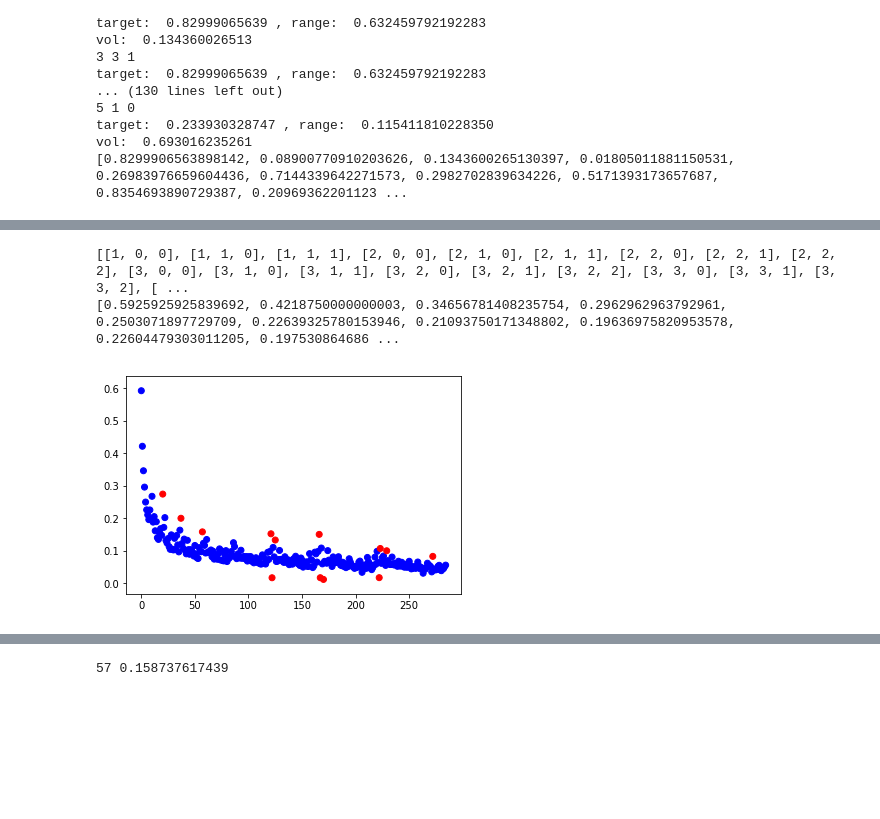
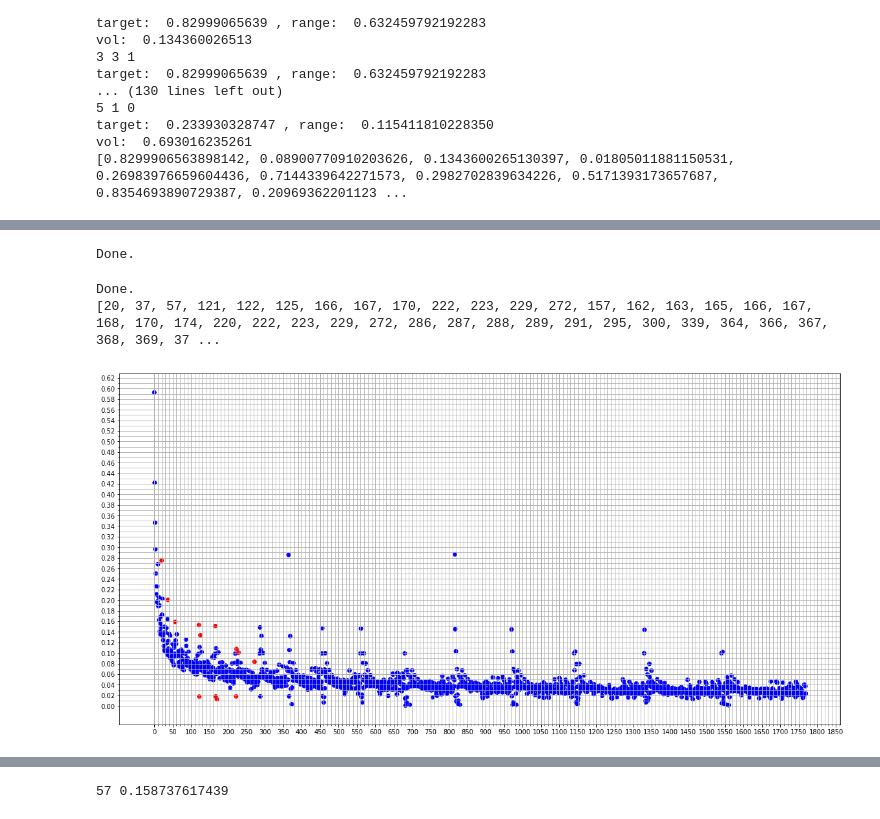
Before and after one commit to caoandong/Calabi_Yau, a Jupyter notebook: triangulate/Triangulate_2.ipynb, the cells around one changed output, grey strips where cells are left out. Cells and saved outputs as stored; diff of their text form; code cells hidden in the pictures; blank space fills up the shorter version.

```diff
--- a/triangulate/Triangulate_2.ipynb
+++ b/triangulate/Triangulate_2.ipynb
@@ -1215,23 +1227,54 @@ data_file.close()
-# %%
-print heights_list
-print volume_list
-# %% [output]
-[[1, 0, 0], [1, 1, 0], [1, 1, 1], [2, 0, 0], [2, 1, 0], [2, 1, 1], [2, 2, 0], [2, 2, 1], [2, 2, 2], [3, 0, 0], [3, 1, 0], [3, 1, 1], [3, 2, 0], [3, 2, 1], [3, 2, 2], [3, 3, 0], [3, 3, 1], [3, 3, 2], [ ...
-[0.5925925925839692, 0.4218750000000003, 0.34656781408235754, 0.2962962963792961, 0.2503071897729709, 0.22639325780153946, 0.21093750171348802, 0.19636975820953578, 0.22604479303011205, 0.197530864686 ...
+# %%
+for i in range(len(heights_list)):
+    if heights_list_2[i] == 0:
+        heights_list_2[i] = heights_list[i]
+        volume_list_2[i] = volume_list[i]
+print 'Done.'
+# %% [output]
+Done.
+# %%
+bounds = [[150, 0.09, 0.02],[260, 0.075, 0.025],[520, 0.06, 0.02],[770, 0.05, 0.015]]
+off_list = [20, 37, 57, 121, 122, 125, 166, 167, 170, 222, 223, 229, 272]
+for i in range(len(x)):
+    for j in range(len(bounds)):
+        if (j+1) < len(bounds):
+            if y[i] > bounds[j][0] and y[i] < bounds[j+1][0]:
+                if x[i] > bounds[j][1] or x[i] < bounds[j][2]:
+                    off_list.append(y[i])
+        elif (j+1) >= len(bounds):
+            if y[i] > bounds[j][0]:
+                if x[i] > bounds[j][1] or x[i] < bounds[j][2]:
+                    off_list.append(y[i])
+print 'Done.'
+print off_list
+# %% [output]
+Done.
+[20, 37, 57, 121, 122, 125, 166, 167, 170, 222, 223, 229, 272, 157, 162, 163, 165, 166, 167, 168, 170, 174, 220, 222, 223, 229, 272, 286, 287, 288, 289, 291, 295, 300, 339, 364, 366, 367, 368, 369, 37 ...
 # %%
 import numpy as np
 import matplotlib.pyplot as plt
 
-off_list = [20, 37, 57, 121, 122, 125, 166, 167, 170, 222, 223, 229, 272]
-x = volume_list
-y = np.arange(len(volume_list))
+x = volume_list_2
+y = np.arange(len(volume_list_2))
 color = []
-for i in range(len(volume_list)):
+for i in range(len(volume_list_2)):
     if y[i] in off_list:
         color.append('r')
     else:
         color.append('b')
+x_major_ticks = np.arange(0, 1, 0.02)
+x_minor_ticks = np.arange(0, 1, 0.01)
+y_major_ticks = np.arange(0, 2000, 50)
+y_minor_ticks = np.arange(0, 2000, 10)
+fig = plt.figure(figsize=(20,10))
+ax = fig.add_subplot(1, 1, 1)
+#plt.figure(figsize=(20,10))
+ax.set_yticks(x_major_ticks)
+ax.set_yticks(x_minor_ticks, minor=True)
+ax.set_xticks(y_major_ticks)
+ax.set_xticks(y_minor_ticks, minor=True)
+ax.grid(which='both')
 plt.scatter(y, x, c=color)
 plt.show()
 # %% [output]
-[figure, old version]
+[figure, new version]
```
Also changed, not shown: parts of 8 cells of this notebook, 3 other files.
